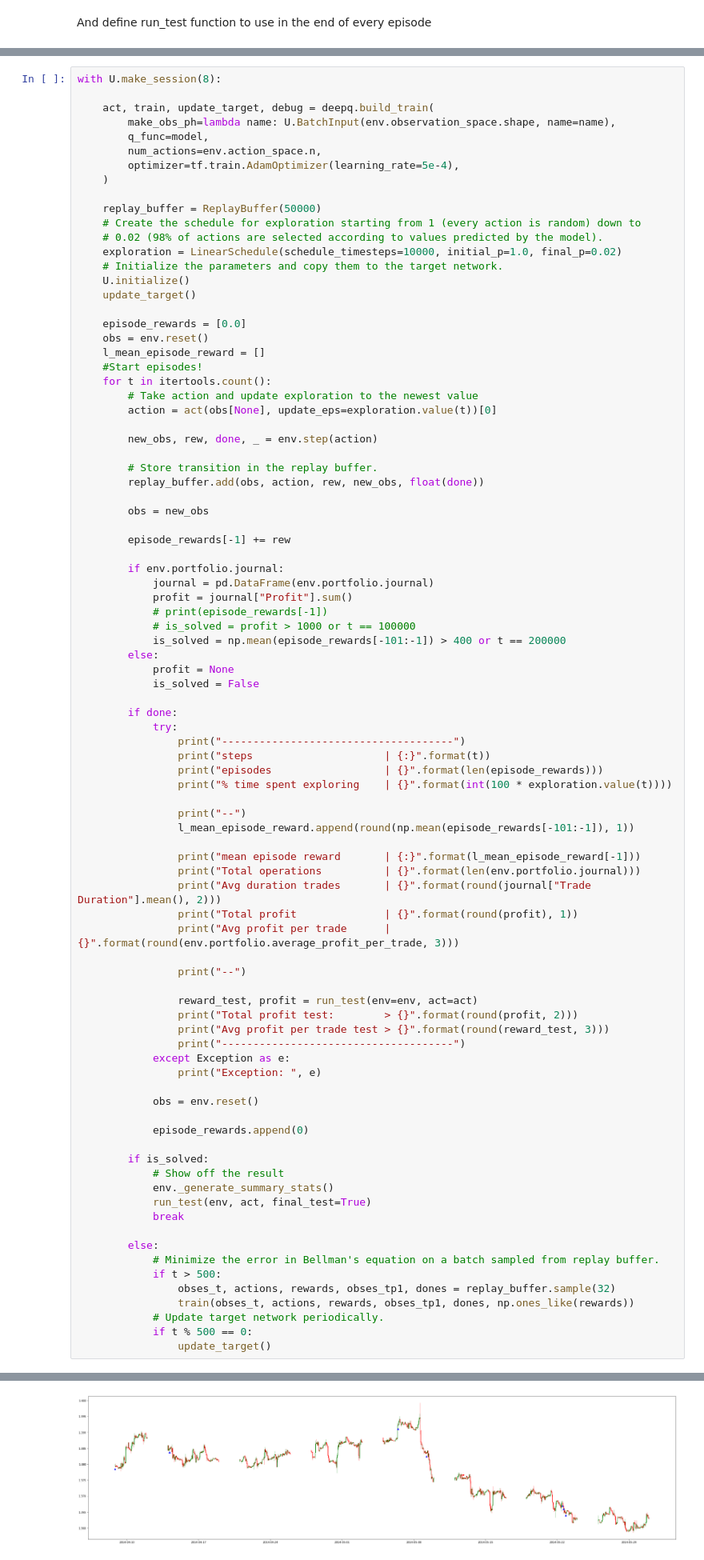
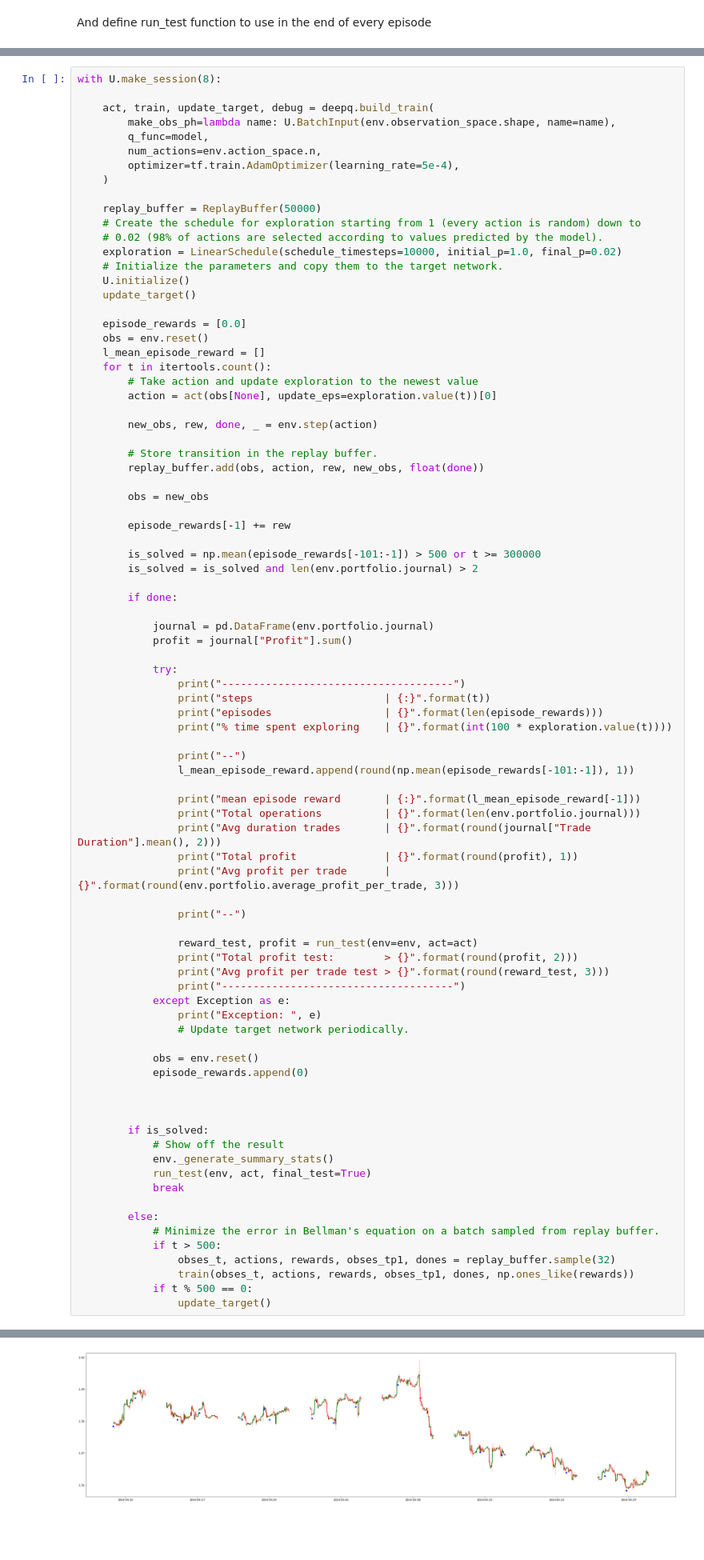
Before and after one commit to AdrianP-/gym_trading, a Jupyter notebook: Baseline DQN Gym_Trading Tutorial.ipynb, the cells around one changed output, grey strips where cells are left out. Shown: that part at 80% size. Drawn from its saved outputs; the diff is of its cells as text; blank space fills up the shorter version.

```diff
--- a/Baseline DQN Gym_Trading Tutorial.ipynb
+++ b/Baseline DQN Gym_Trading Tutorial.ipynb
@@ -192,7 +192,6 @@ with U.make_session(8):
     episode_rewards = [0.0]
     obs = env.reset()
     l_mean_episode_reward = []
-    #Start episodes!
     for t in itertools.count():
         # Take action and update exploration to the newest value
         action = act(obs[None], update_eps=exploration.value(t))[0]
@@ -206,17 +205,14 @@ with U.make_session(8):
 
         episode_rewards[-1] += rew
 
-        if env.portfolio.journal:
+        is_solved = np.mean(episode_rewards[-101:-1]) > 500 or t >= 300000
+        is_solved = is_solved and len(env.portfolio.journal) > 2
+
+        if done:
+
             journal = pd.DataFrame(env.portfolio.journal)
             profit = journal["Profit"].sum()
-            # print(episode_rewards[-1])
-            # is_solved = profit > 1000 or t == 100000
-            is_solved = np.mean(episode_rewards[-101:-1]) > 400 or t == 200000
-        else:
-            profit = None
-            is_solved = False
 
-        if done:
             try:
                 print("-------------------------------------")
                 print("steps                     | {:}".format(t))
@@ -240,10 +236,12 @@ with U.make_session(8):
                 print("-------------------------------------")
             except Exception as e:
                 print("Exception: ", e)
+                # Update target network periodically.
 
             obs = env.reset()
+            episode_rewards.append(0)
 
-            episode_rewards.append(0)
+
 
         if is_solved:
             # Show off the result
@@ -256,7 +254,6 @@ with U.make_session(8):
             if t > 500:
                 obses_t, actions, rewards, obses_tp1, dones = replay_buffer.sample(32)
                 train(obses_t, actions, rewards, obses_tp1, dones, np.ones_like(rewards))
-            # Update target network periodically.
             if t % 500 == 0:
                 update_target()
 # %% [output]
@@ -300,3 +299,3 @@ Win Ratio: 37.5 %
-[figure, old version]
+[figure, new version]
 [ { 'Entry Price': 1.3794999999999999,
     'Entry Time': Timestamp('2014-04-08 20:00:00'),
```
Also changed, not shown: parts of 5 cells of this notebook, 3 other files.
